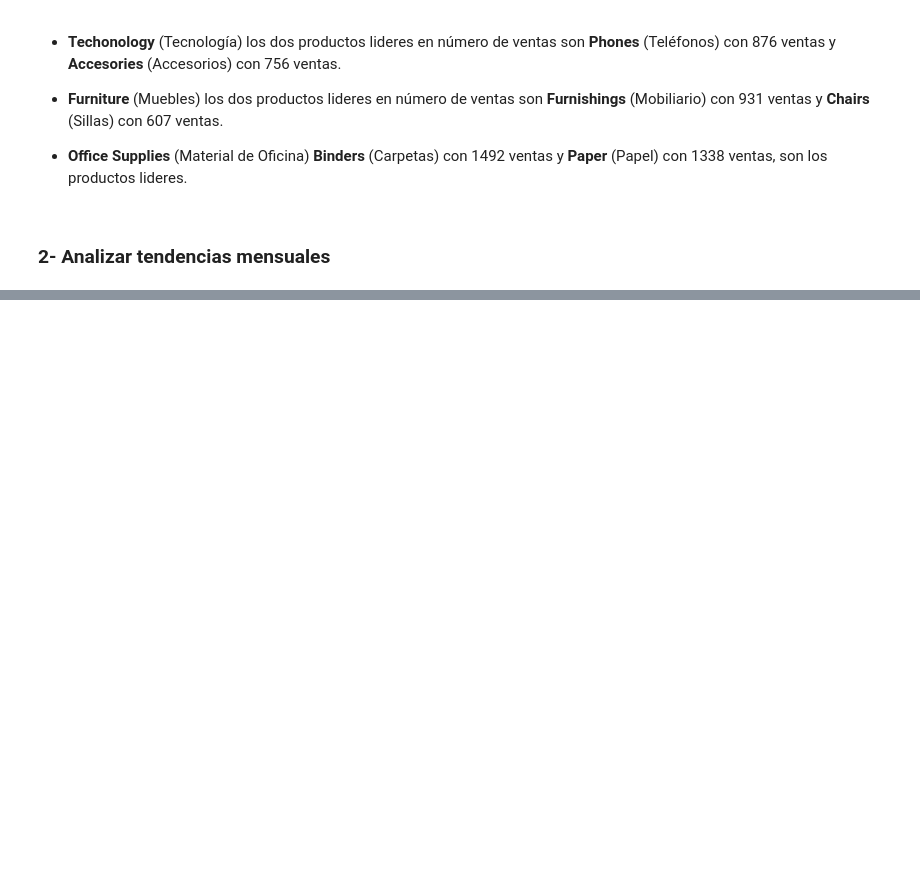
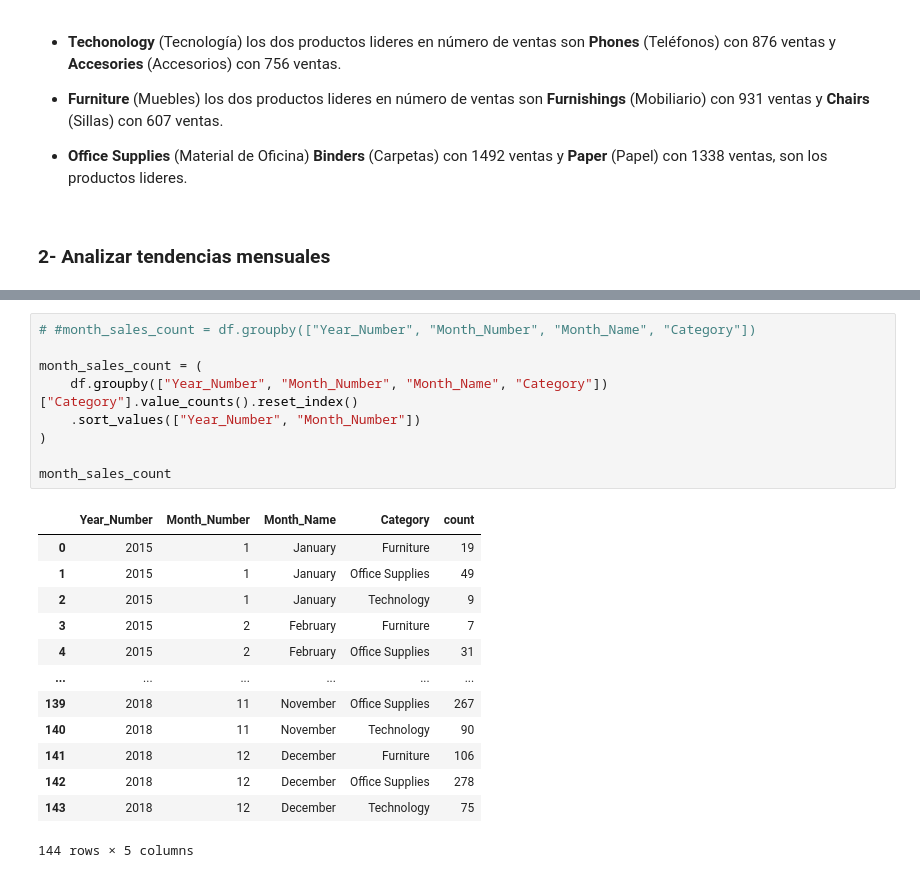
Before and after one commit to JBolaOcho/Superstore_Sales_Analysis, a Jupyter notebook: notebooks/1_EDA.ipynb, the cells around one changed output, grey strips where cells are left out. Saved outputs shown, nothing was run; the diff lists cells and outputs as text; blank space fills up the shorter version.

```diff
--- a/notebooks/1_EDA.ipynb
+++ b/notebooks/1_EDA.ipynb
@@ -372,0 +420,23 @@ plt.show()
+# %%
+# #month_sales_count = df.groupby(["Year_Number", "Month_Number", "Month_Name", "Category"])
+
+month_sales_count = (
+    df.groupby(["Year_Number", "Month_Number", "Month_Name", "Category"])["Category"].value_counts().reset_index()
+    .sort_values(["Year_Number", "Month_Number"])
+)
+
+month_sales_count
+# %% [output]
+|  | Year_Number | Month_Number | Month_Name | Category | count |
+| 0 | 2015 | 1 | January | Furniture | 19 |
+| 1 | 2015 | 1 | January | Office Supplies | 49 |
+| 2 | 2015 | 1 | January | Technology | 9 |
+| 3 | 2015 | 2 | February | Furniture | 7 |
+| 4 | 2015 | 2 | February | Office Supplies | 31 |
+| ... | ... | ... | ... | ... | ... |
+| 139 | 2018 | 11 | November | Office Supplies | 267 |
+| 140 | 2018 | 11 | November | Technology | 90 |
+| 141 | 2018 | 12 | December | Furniture | 106 |
+| 142 | 2018 | 12 | December | Office Supplies | 278 |
+| 143 | 2018 | 12 | December | Technology | 75 |
+144 rows × 5 columns
```
Also changed, not shown: parts of 6 cells of this notebook.
